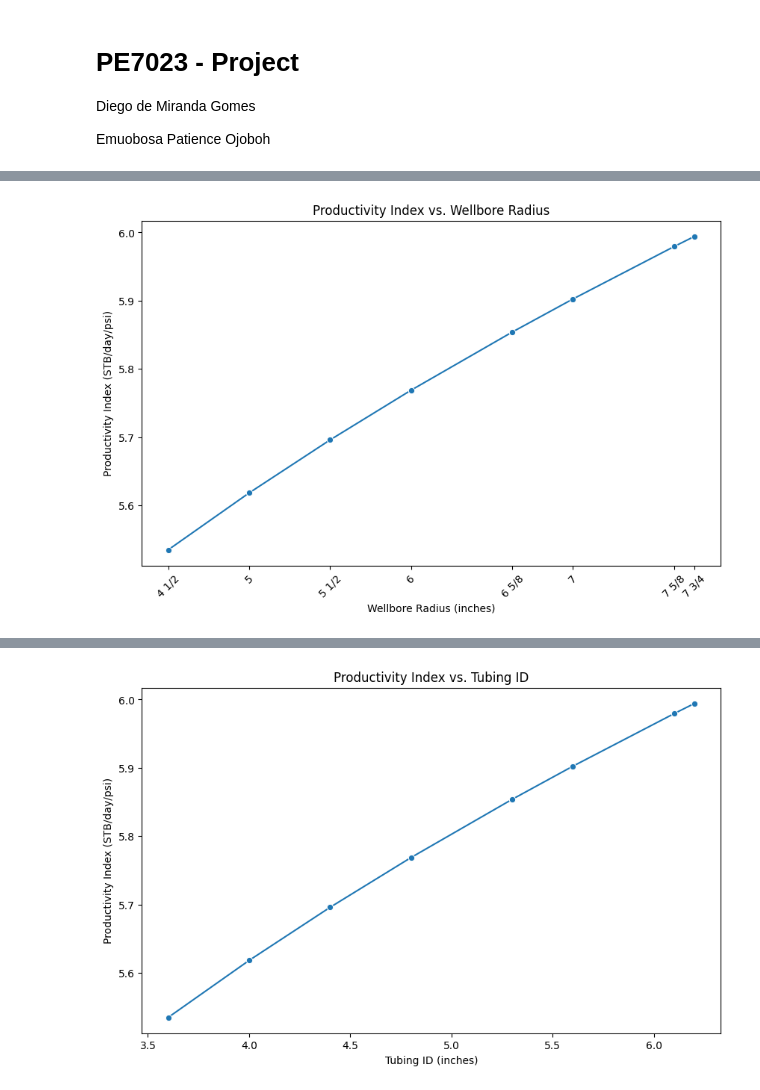
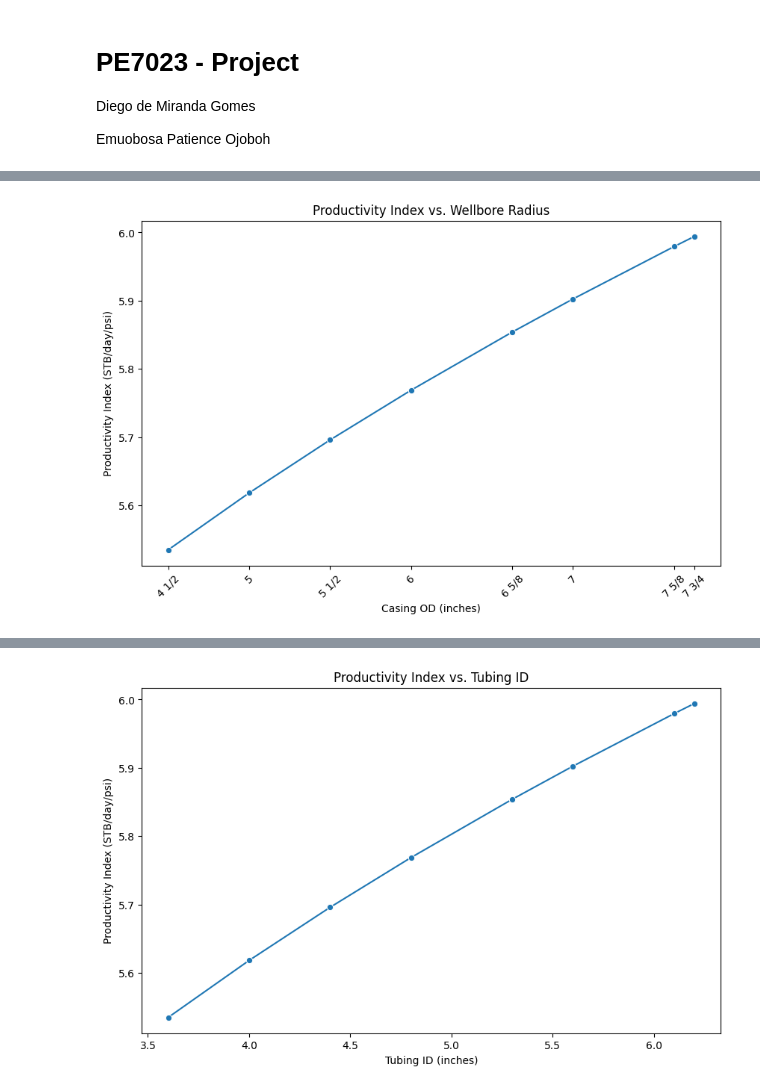
Before and after one commit to mocolega/PE7023-Project, a Jupyter notebook: python/Part1.ipynb, the cells around one changed output, grey strips where cells are left out. Drawn from its saved outputs; the diff is of its cells as text; code cells hidden in the pictures.

```diff
--- a/python/Part1.ipynb
+++ b/python/Part1.ipynb
@@ -52,32 +52,32 @@ def PI(k, h, Bo, muo, re, rwf, S):
     # muo: viscosity of oil (cp)
     # re: drainage radius (ft)
     # rwf: wellbore radius (ft)
     # S: skin factor
 
     # Convert permeability from mD to ft^2
 
 
     # Calculate the productivity index using the formula:
     # PI = (k * h) / (Bo * muo * (ln(re/rwf) + S))
     PI_value = (k * h) / (141.2 * Bo * muo * (np.log(re / rwf) -0.5 + S))
 
     return PI_value
 
 
 ## Evaluate different wellbore radii
 wellbore_case_inches = wellbore_casing_external_diameter['Size (in) decimal'].values # Wellbore case sizes in inches
 wellbore_radii = [case / 2 / 12 for case in wellbore_case_inches] # Convert to feet
 PI_values = [PI(k, h, Bo, muo, re, rwf, S) for rwf in wellbore_radii]
 # Plotting the results
 plt.figure(figsize=(10, 6))
 ## Use the original 'Size (in)' for the x-axis labels but scale it using the decimal values for the x-axis positions
 sns.lineplot(x=wellbore_casing_external_diameter['Size (in) decimal'], y=PI_values, marker='o')
 plt.xticks(ticks=wellbore_casing_external_diameter['Size (in) decimal'], labels=wellbore_casing_external_diameter['Size (in)'])
 ## make x-axis labels inclined
 plt.xticks(rotation=45)
 plt.title('Productivity Index vs. Wellbore Radius')
-plt.xlabel('Wellbore Radius (inches)')
+plt.xlabel('Casing OD (inches)')
 plt.ylabel('Productivity Index (STB/day/psi)')
 plt.show()
 # %% [output]
-[figure, old version]
+[figure, new version]
```
Also changed, not shown: parts of 12 cells of this notebook, 16 other files.
